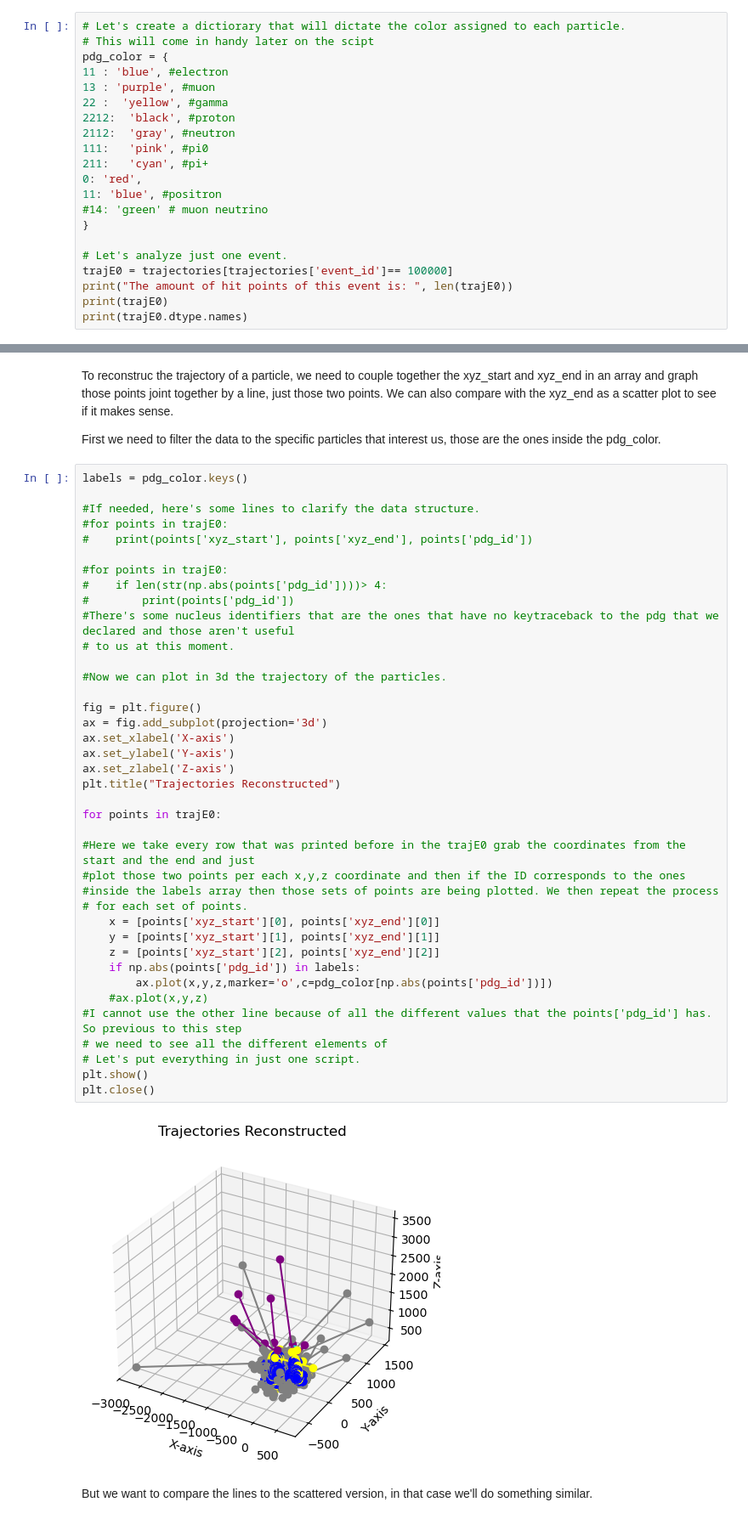
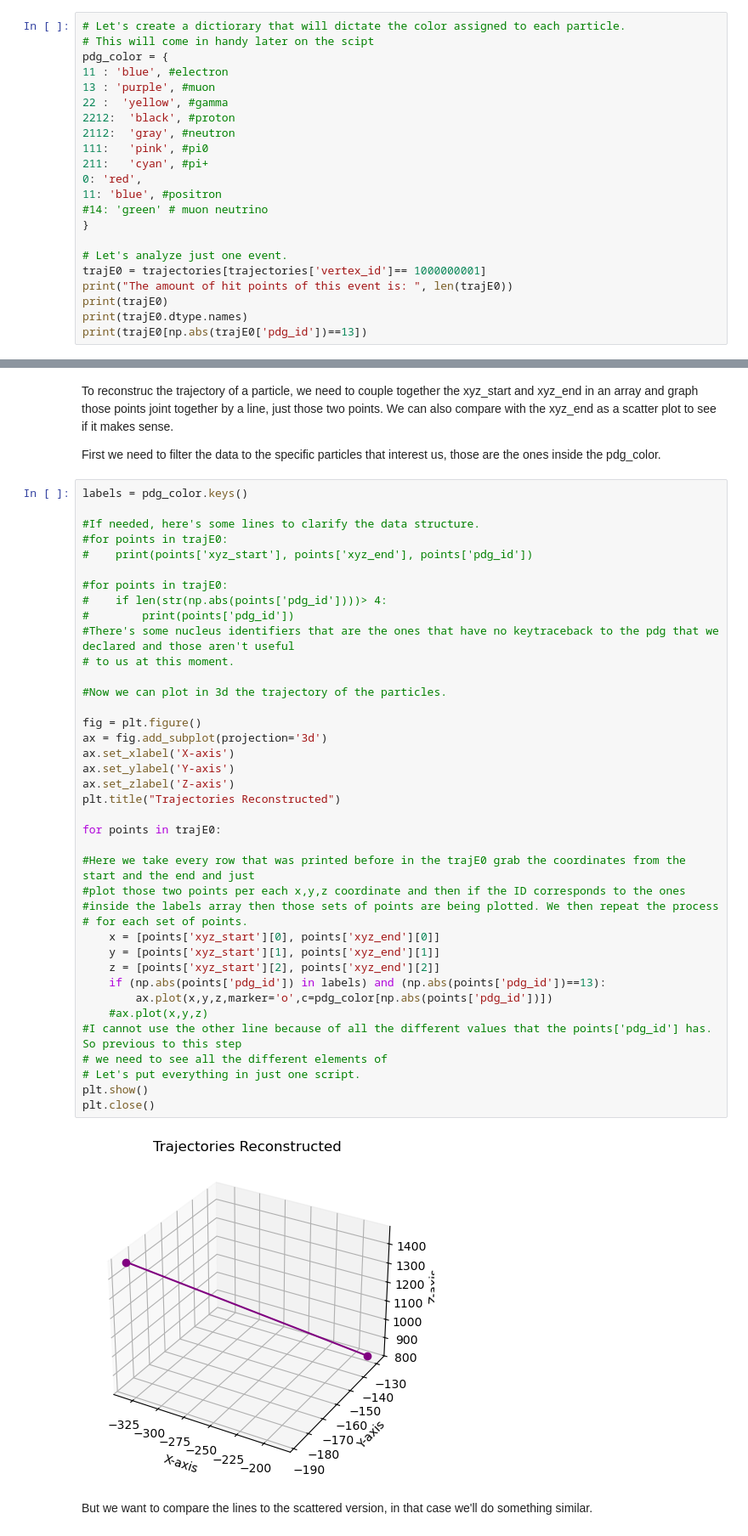
Before and after one commit to EnriqueCecena/neutrino-electron, a Jupyter notebook: simdisplay.ipynb, the cells around one changed output, grey strips where cells are left out. Shown: that part at 85% size. Saved outputs shown, nothing was run; the diff lists cells and outputs as text.

Commit message:
change trajectories to segments

```diff
--- a/simdisplay.ipynb
+++ b/simdisplay.ipynb
@@ -100,8 +100,9 @@ pdg_color = {
 }
 
 # Let's analyze just one event.
-trajE0 = trajectories[trajectories['event_id']== 100000]
+trajE0 = trajectories[trajectories['vertex_id']== 1000000001]
 print("The amount of hit points of this event is: ", len(trajE0))
 print(trajE0)
 print(trajE0.dtype.names)
+print(trajE0[np.abs(trajE0['pdg_id'])==13])
 # %% [output]
@@ -130,35 +139,35 @@ labels = pdg_color.keys()
 #        print(points['pdg_id'])
 #There's some nucleus identifiers that are the ones that have no keytraceback to the pdg that we declared and those aren't useful
 # to us at this moment.
 
 #Now we can plot in 3d the trajectory of the particles.
 
 fig = plt.figure()
 ax = fig.add_subplot(projection='3d')
 ax.set_xlabel('X-axis')
 ax.set_ylabel('Y-axis')
 ax.set_zlabel('Z-axis')
 plt.title("Trajectories Reconstructed")
 
 for points in trajE0:
 
 #Here we take every row that was printed before in the trajE0 grab the coordinates from the start and the end and just
 #plot those two points per each x,y,z coordinate and then if the ID corresponds to the ones
 #inside the labels array then those sets of points are being plotted. We then repeat the process
 # for each set of points.
     x = [points['xyz_start'][0], points['xyz_end'][0]]
     y = [points['xyz_start'][1], points['xyz_end'][1]]
     z = [points['xyz_start'][2], points['xyz_end'][2]]
-    if np.abs(points['pdg_id']) in labels:
+    if (np.abs(points['pdg_id']) in labels) and (np.abs(points['pdg_id'])==13):
         ax.plot(x,y,z,marker='o',c=pdg_color[np.abs(points['pdg_id'])])
     #ax.plot(x,y,z)
 #I cannot use the other line because of all the different values that the points['pdg_id'] has. So previous to this step
 # we need to see all the different elements of
 # Let's put everything in just one script.
 plt.show()
 plt.close()
 # %% [output]
-[figure, old version]
+[figure, new version]
 # %% [markdown]
 But we want to compare the lines to the scattered version, in that case we'll do something similar.
 # %%
```
Also changed, not shown: parts of 3 cells of this notebook.
